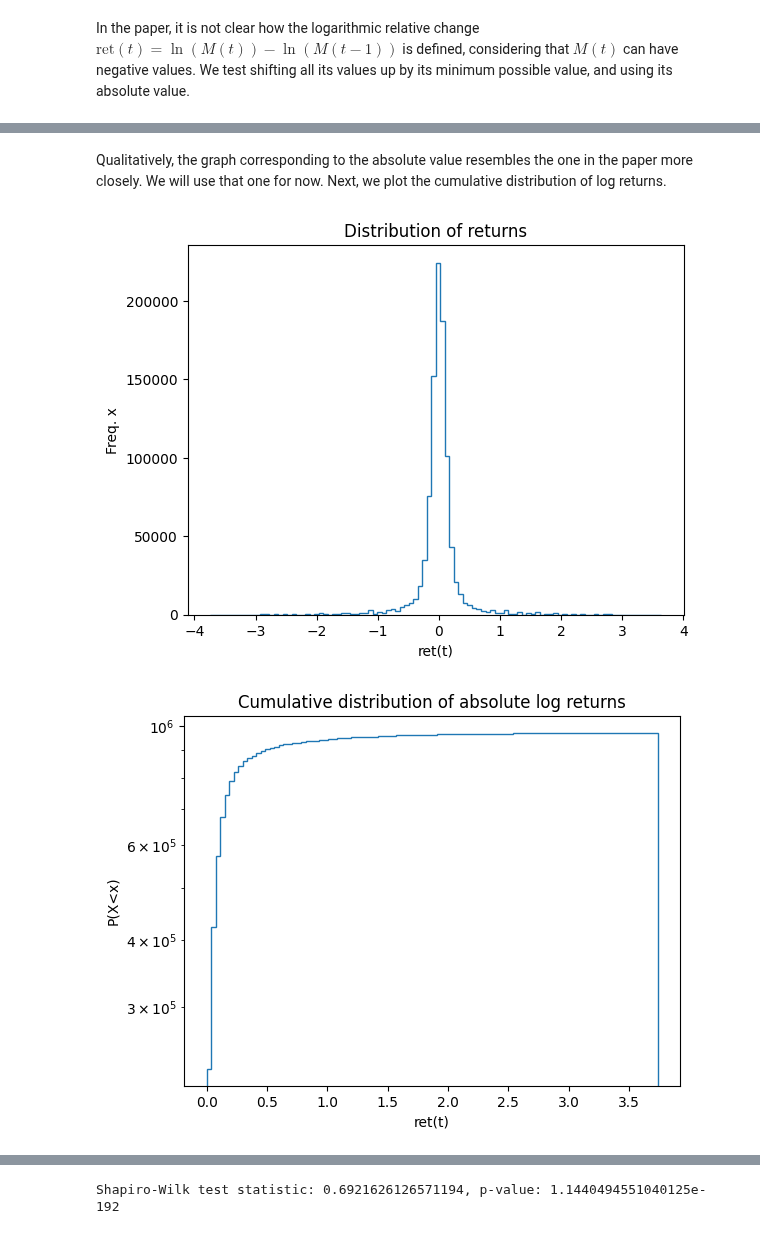
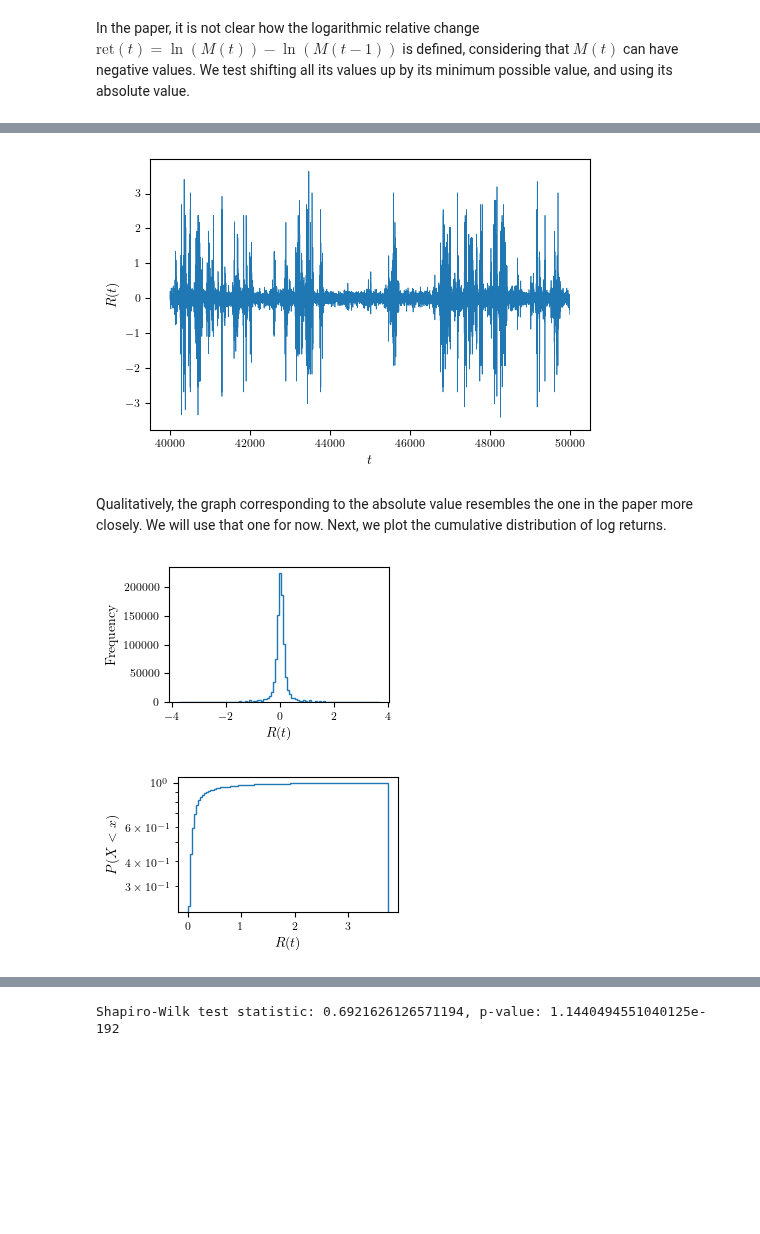
Before and after one commit to eghirardo/ising-markets, a Jupyter notebook: Code/Bornholdt.ipynb, the cells around one changed output, grey strips where cells are left out. Drawn from its saved outputs; the diff is of its cells as text; code cells hidden in the pictures; blank space fills up the shorter version.

```diff
--- a/Code/Bornholdt.ipynb
+++ b/Code/Bornholdt.ipynb
@@ -11,3 +9,10 @@ from ising_utils import *
+# %%
+from ising_utils import *
+from plotting_utils import *
+load_plot_style()
+
+import os
+image_path = os.path.join(os.path.dirname(os.path.abspath('')), 'Report', 'figures')
 # %%
 # parameters
 parameters = {'J': 1.0, 'alpha': 4.0}
@@ -109,5 +122,3 @@ The maximum number of C_i = 1 for the three cases are:
-# %%
-model = pickle.load(open('bornholdt_model_100000_J1.0_alpha4.0_T1.5_C1024.pkl', "rb"))
 # %%
 magnetization_series = [np.sum(spins) for spins in model.spin_series]
 # %%
@@ -159,21 +158,32 @@ plt.show()
+# %%
+fig, ax = plt.subplots(1, 1, figsize=set_size(fraction=0.9))
+ax.plot(range(40000,50000), log_returns[40000:50000], linewidth=0.5)
+plt.xlabel(r"$t$")
+plt.ylabel(r"$R(t)$")
+plt.savefig(os.path.join(image_path, 'returns.pdf'), bbox_inches='tight')
+plt.show()
+# %% [output]
+[figure, added]
 # %% [markdown]
 Qualitatively, the graph corresponding to the absolute value resembles the one in the paper more closely. We will use that one for now. Next, we plot the cumulative distribution of log returns.
 # %%
+fig, ax = plt.subplots(1, 1, figsize=set_size(fraction=0.45))
 plt.hist(log_returns, bins=100, density=False, cumulative=False, histtype='step')
-plt.xlabel("ret(t)")
-plt.ylabel("Freq. x")
-plt.title("Distribution of returns")
+plt.xlabel(r"$R(t)$")
+plt.ylabel("Frequency")
+plt.savefig(os.path.join(image_path, 'distribution_returns.pdf'), bbox_inches='tight')
 plt.show()
 # %% [output]
-[figure, old version]
+[figure, new version]
 # %%
-plt.hist(abs(log_returns), bins=100, density=False, cumulative=True, histtype='step')
-plt.xlabel("ret(t)")
-plt.ylabel("P(X<x)")
-plt.title("Cumulative distribution of absolute log returns")
+fig, ax = plt.subplots(1, 1, figsize=set_size(fraction=0.45))
+plt.hist(abs(log_returns), bins=100, density=True, cumulative=True, histtype='step')
+plt.xlabel(r"$R(t)$")
+plt.ylabel(r"$P(X<x)$")
 plt.yscale('log')
+plt.savefig(os.path.join(image_path, 'cumulative_distribution.pdf'), bbox_inches='tight')
 plt.show()
 # %% [output]
-[figure, old version]
+[figure, new version]
 # %%
 # we plot the qq plot of the returns
```
Also changed, not shown: parts of 15 cells of this notebook, 27 other files.
